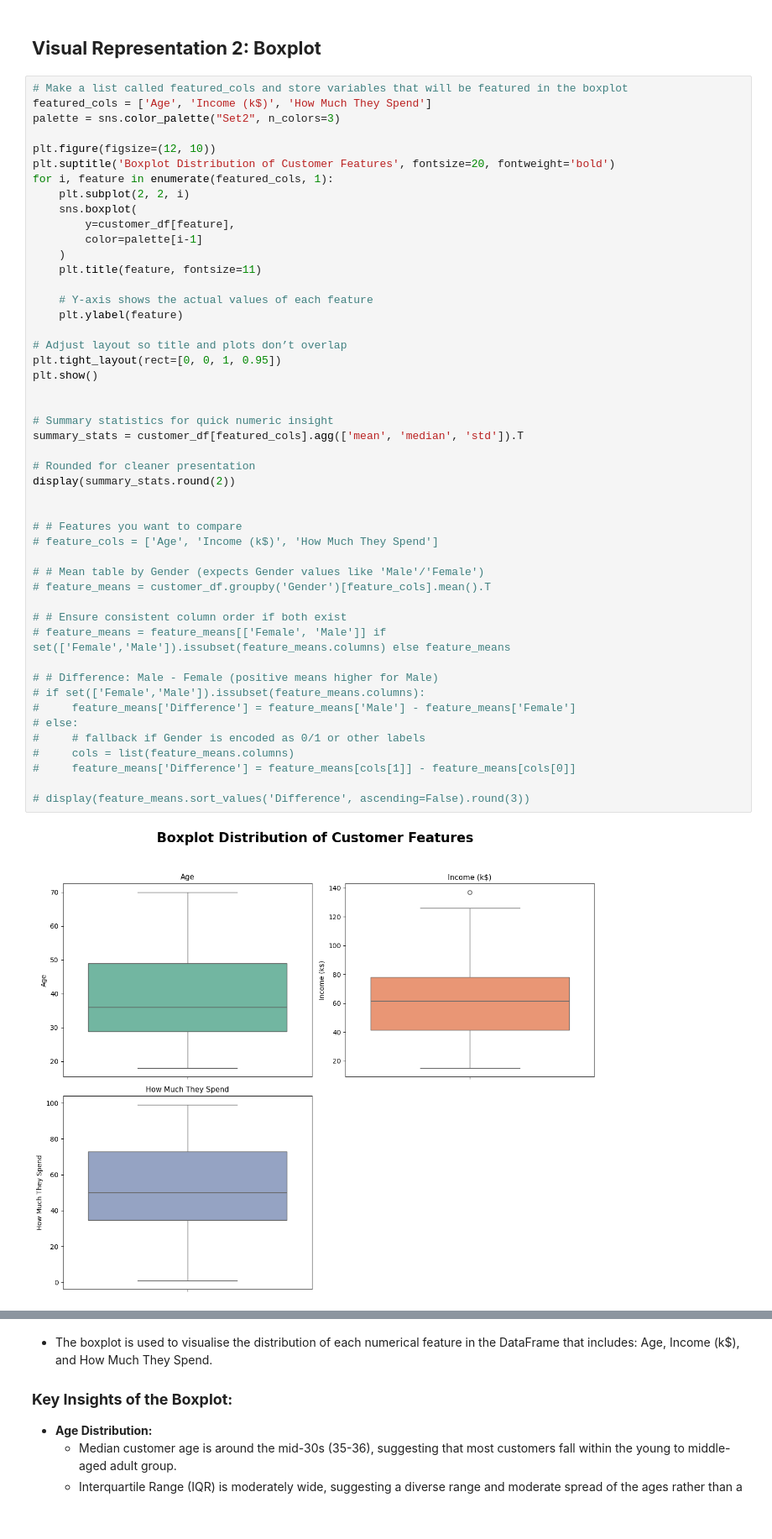
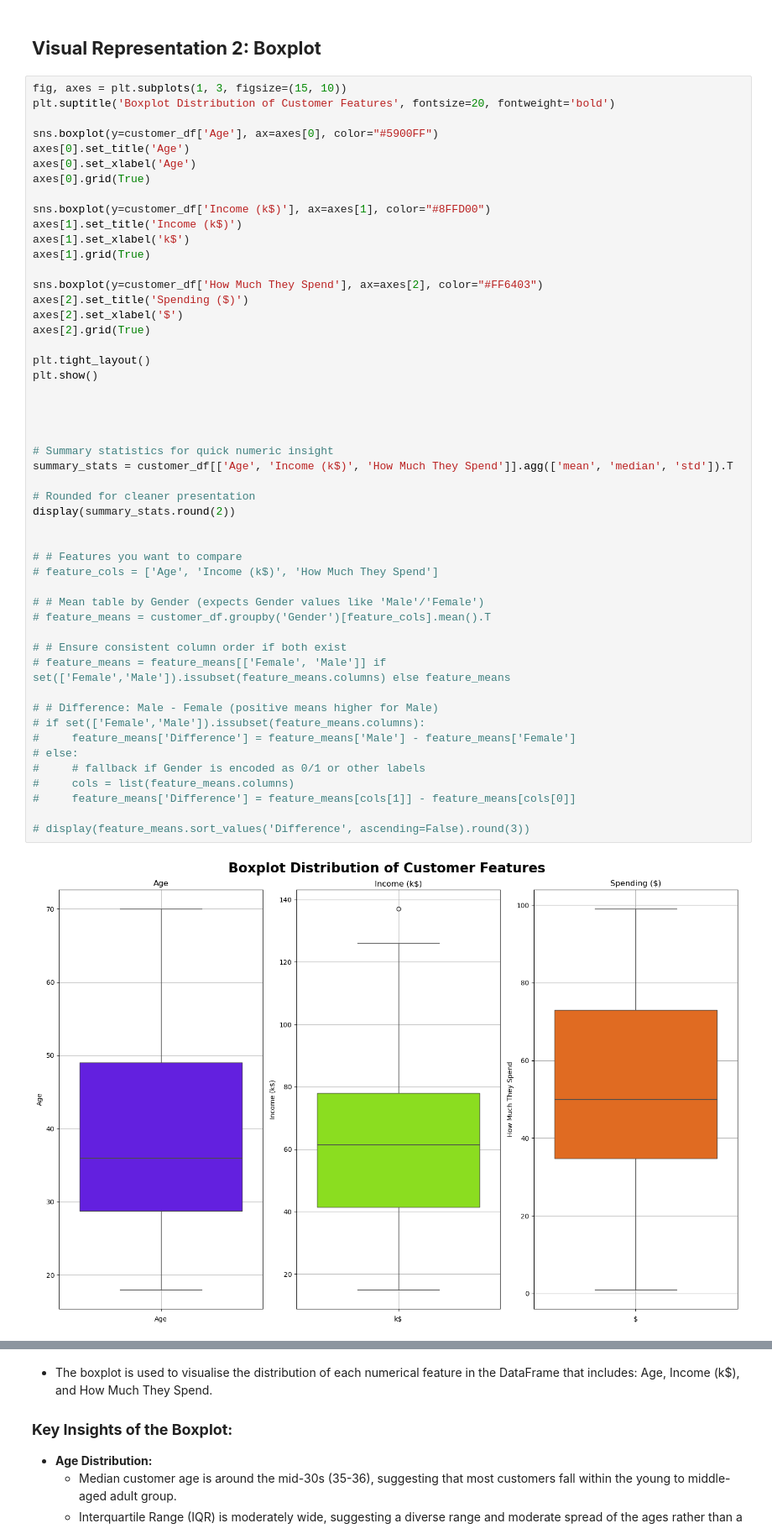
Before and after one commit to Cayden08/AIML, a Jupyter notebook: CA2/p2510893_CA2_PartA_Cayden.ipynb, the cells around one changed output, grey strips where cells are left out. Shown at 84% size. Cells and saved outputs as stored; diff of their text form.

Commit message:
Updated Color Theme for Graphs

```diff
--- a/CA2/p2510893_CA2_PartA_Cayden.ipynb
+++ b/CA2/p2510893_CA2_PartA_Cayden.ipynb
@@ -216,55 +216,57 @@ plt.show()
 # %% [markdown]
 ## **Visual Representation 2: Boxplot**
 # %%
-# Make a list called featured_cols and store variables that will be featured in the boxplot
-featured_cols = ['Age', 'Income (k$)', 'How Much They Spend']
-palette = sns.color_palette("Set2", n_colors=3)
+fig, axes = plt.subplots(1, 3, figsize=(15, 10))
+plt.suptitle('Boxplot Distribution of Customer Features', fontsize=20, fontweight='bold')
 
-plt.figure(figsize=(12, 10))
-plt.suptitle('Boxplot Distribution of Customer Features', fontsize=20, fontweight='bold')
-for i, feature in enumerate(featured_cols, 1):
-    plt.subplot(2, 2, i)
-    sns.boxplot(
-        y=customer_df[feature],
-        color=palette[i-1]
-    )
-    plt.title(feature, fontsize=11)
+sns.boxplot(y=customer_df['Age'], ax=axes[0], color="#5900FF")
+axes[0].set_title('Age')
+axes[0].set_xlabel('Age')
+axes[0].grid(True)
 
-    # Y-axis shows the actual values of each feature
-    plt.ylabel(feature)
+sns.boxplot(y=customer_df['Income (k$)'], ax=axes[1], color="#8FFD00")
+axes[1].set_title('Income (k$)')
+axes[1].set_xlabel('k$')
+axes[1].grid(True)
 
-# Adjust layout so title and plots don’t overlap
-plt.tight_layout(rect=[0, 0, 1, 0.95])
+sns.boxplot(y=customer_df['How Much They Spend'], ax=axes[2], color="#FF6403")
+axes[2].set_title('Spending ($)')
+axes[2].set_xlabel('$')
+axes[2].grid(True)
+
+plt.tight_layout()
 plt.show()
 
 
+
+
 # Summary statistics for quick numeric insight
-summary_stats = customer_df[featured_cols].agg(['mean', 'median', 'std']).T
+summary_stats = customer_df[['Age', 'Income (k$)', 'How Much They Spend']].agg(['mean', 'median', 'std']).T
 
 # Rounded for cleaner presentation
 display(summary_stats.round(2))
 
 
 # # Features you want to compare
 # feature_cols = ['Age', 'Income (k$)', 'How Much They Spend']
 
 # # Mean table by Gender (expects Gender values like 'Male'/'Female')
 # feature_means = customer_df.groupby('Gender')[feature_cols].mean().T
 
 # # Ensure consistent column order if both exist
 # feature_means = feature_means[['Female', 'Male']] if set(['Female','Male']).issubset(feature_means.columns) else feature_means
 
 # # Difference: Male - Female (positive means higher for Male)
 # if set(['Female','Male']).issubset(feature_means.columns):
 #     feature_means['Difference'] = feature_means['Male'] - feature_means['Female']
 # else:
 #     # fallback if Gender is encoded as 0/1 or other labels
 #     cols = list(feature_means.columns)
 #     feature_means['Difference'] = feature_means[cols[1]] - feature_means[cols[0]]
 
 # display(feature_means.sort_values('Difference', ascending=False).round(3))
 # %% [output]
-[figure, old version]
+[figure, new version]
 |  | mean | median | std |
 | Age | 38.85 | 36.0 | 13.97 |
 | Income (k$) | 60.56 | 61.5 | 26.26 |
```
Also changed, not shown: parts of 4 cells of this notebook.
